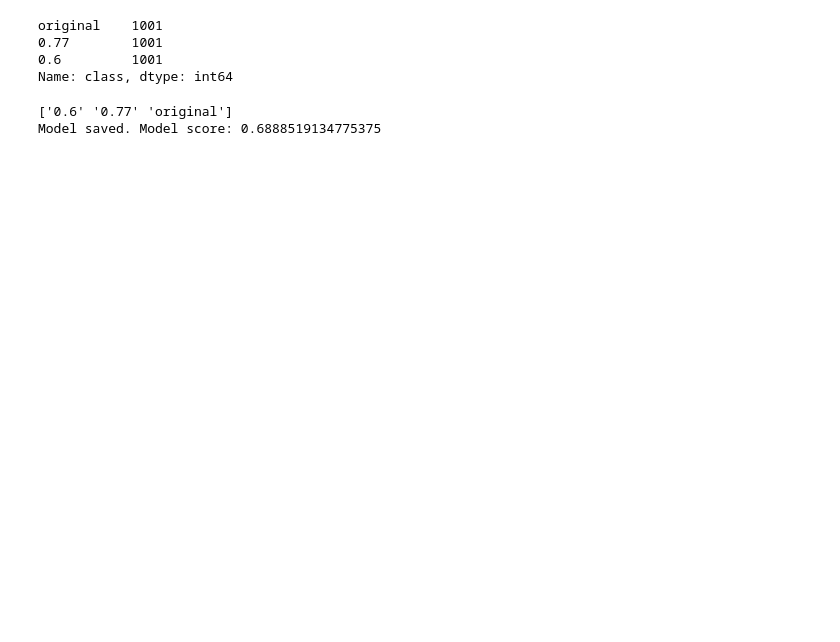
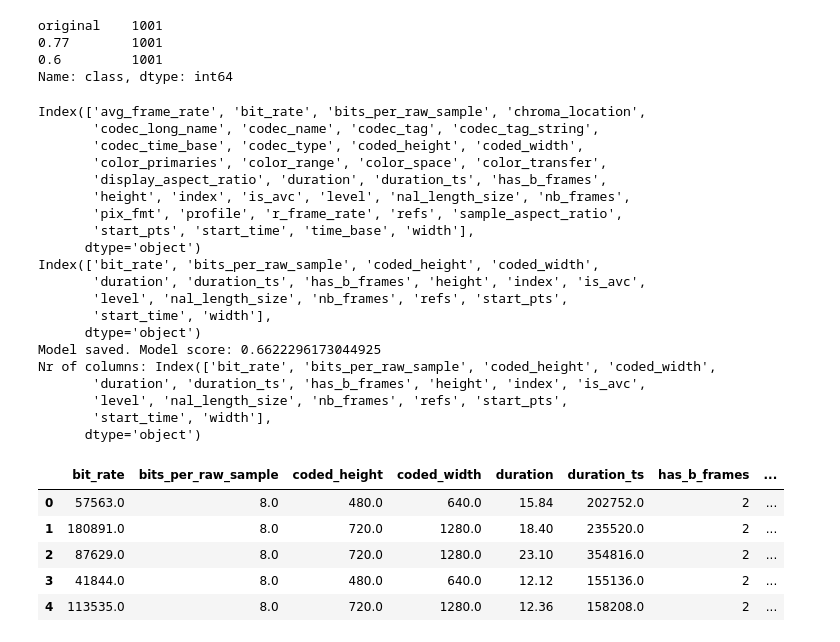
Before and after one commit to Baukebrenninkmeijer/FakeFynder-Hackathon-for-Good-2019, a Jupyter notebook: compression_detection/dev.ipynb, the cells around one changed output. Saved outputs shown, nothing was run; the diff lists cells and outputs as text; code cells hidden in the pictures; blank space fills up the shorter version.

```diff
--- a/compression_detection/dev.ipynb
+++ b/compression_detection/dev.ipynb
@@ -293,18 +293,3 @@ io.write_data(a, 'test')
 model = pickle.load(open('model.pkl', 'rb'))
 # %%
 data = pd.read_csv('video_metadata.csv')
-# %%
-copy = data.copy()
-
-drop = ['disposition', 'tags', 'class']
-copy = copy.drop(drop, axis=1)
-
-num_cols = ['duration', 'duration_ts', 'nb_frames', 'width', 'bit_rate', 'width', 'height', 'coded_width', 'coded_height', 'start_time']
-# convert columns like 'bit_rate' to float dtype
-copy.loc[:, num_cols] = copy[num_cols].astype('float')
-
-cat_cols = copy.select_dtypes(['object']).columns
-dummies = pd.get_dummies(copy[cat_cols])
-# print(dummies.columns.tolist())
-copy = pd.concat([copy, dummies], axis=1, sort=False)
-copy = copy.drop(cat_cols, axis=1)
@@ -324,6 +301,10 @@ original    1001
 0.6         1001
 Name: class, dtype: int64
 # %%
+DROP_COLS = compression_detection.DROP_COLS
+NUM_COLS = compression_detection.NUM_COLS
+
+
 def train_classifier(data=None, X=None, Y=None, path=None, save=False):
     if path is not None:
         copy, classes = aggregate_metadata(path)
@@ -334,23 +315,19 @@ def train_classifier(data=None, X=None, Y=None, path=None, save=False):
         copy = data.drop(['class'], axis=1)
         classes = data['class']
 
-    drop = ['disposition', 'tags']
-    copy = copy.drop(drop, axis=1)
-
-    num_cols = ['duration', 'duration_ts', 'nb_frames', 'width', 'bit_rate', 'width', 'height', 'coded_width',
-                'coded_height', 'start_time']
+    copy = copy.drop(DROP_COLS, axis=1)
 
     # convert columns like 'bit_rate' to float dtype
-    copy.loc[:, num_cols] = copy[num_cols].astype('float')
+    copy.loc[:, NUM_COLS] = copy[NUM_COLS].astype('float')
 
-#     cat_cols = copy.select_dtypes(['object']).columns
-#     dummies = pd.get_dummies(copy[cat_cols])
-#     copy = pd.concat([copy, dummies], axis=1, sort=False)
-#     copy = copy.drop(cat_cols, axis=1)
+    print(copy.columns)
     copy = copy._get_numeric_data()
+    print(copy.columns)
 
     model = DecisionTreeClassifier(max_depth=5)
     copy = copy.sort_index(axis=1)
+    bool_cols = copy.select_dtypes(include=['bool'])
+    copy[bool_cols] = copy[bool_cols].astype('int')
     x_train, x_test, y_train, y_test = train_test_split(copy, classes, test_size=0.2, shuffle=True)
     model.fit(x_train, y_train)
 
@@ -359,11 +336,35 @@ def train_classifier(data=None, X=None, Y=None, path=None, save=False):
         pickle.dump(copy.columns.tolist(), open('columns.pkl', 'wb'))
 
     score = model.score(x_test, y_test)
-    preds = model.predict(x_test)
-    print(np.unique(preds))
     print(f'Model saved. Model score: {score}')
+    print(f'Nr of columns: {copy.columns}')
+    return copy.head()
 # %%
-train_classifier(data=data, save=True)
+train_classifier(data=data, save=False)
 # %% [output]
-['0.6' '0.77' 'original']
-Model saved. Model score: 0.6888519134775375
+Index(['avg_frame_rate', 'bit_rate', 'bits_per_raw_sample', 'chroma_location',
+       'codec_long_name', 'codec_name', 'codec_tag', 'codec_tag_string',
+       'codec_time_base', 'codec_type', 'coded_height', 'coded_width',
+       'color_primaries', 'color_range', 'color_space', 'color_transfer',
+       'display_aspect_ratio', 'duration', 'duration_ts', 'has_b_frames',
+       'height', 'index', 'is_avc', 'level', 'nal_length_size', 'nb_frames',
+       'pix_fmt', 'profile', 'r_frame_rate', 'refs', 'sample_aspect_ratio',
+       'start_pts', 'start_time', 'time_base', 'width'],
+      dtype='object')
+Index(['bit_rate', 'bits_per_raw_sample', 'coded_height', 'coded_width',
+       'duration', 'duration_ts', 'has_b_frames', 'height', 'index', 'is_avc',
+       'level', 'nal_length_size', 'nb_frames', 'refs', 'start_pts',
+       'start_time', 'width'],
+      dtype='object')
+Model saved. Model score: 0.6622296173044925
+Nr of columns: Index(['bit_rate', 'bits_per_raw_sample', 'coded_height', 'coded_width',
+       'duration', 'duration_ts', 'has_b_frames', 'height', 'index', 'is_avc',
+       'level', 'nal_length_size', 'nb_frames', 'refs', 'start_pts',
+       'start_time', 'width'],
+      dtype='object')
+|  | bit_rate | bits_per_raw_sample | coded_height | coded_width | duration | duration_ts | has_b_frames | ... |
+| 0 | 57563.0 | 8.0 | 480.0 | 640.0 | 15.84 | 202752.0 | 2 | ... |
+| 1 | 180891.0 | 8.0 | 720.0 | 1280.0 | 18.40 | 235520.0 | 2 | ... |
+| 2 | 87629.0 | 8.0 | 720.0 | 1280.0 | 23.10 | 354816.0 | 2 | ... |
+| 3 | 41844.0 | 8.0 | 480.0 | 640.0 | 12.12 | 155136.0 | 2 | ... |
+| 4 | 113535.0 | 8.0 | 720.0 | 1280.0 | 12.36 | 158208.0 | 2 | ... |
```
Also changed, not shown: parts of 5 cells of this notebook, 10 other files.
